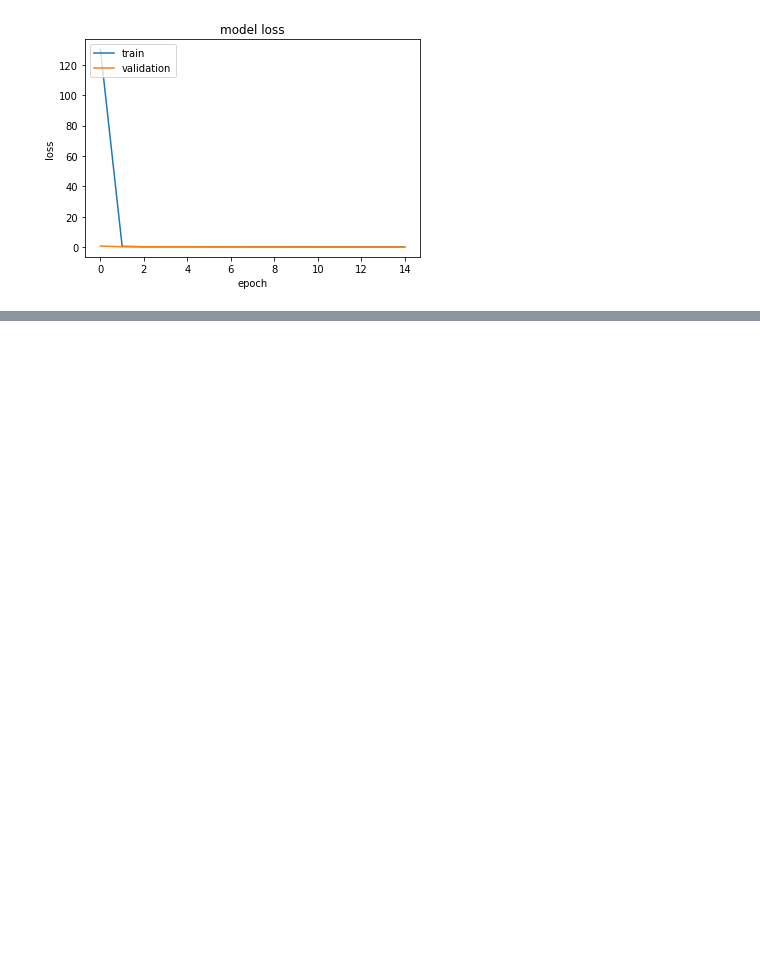
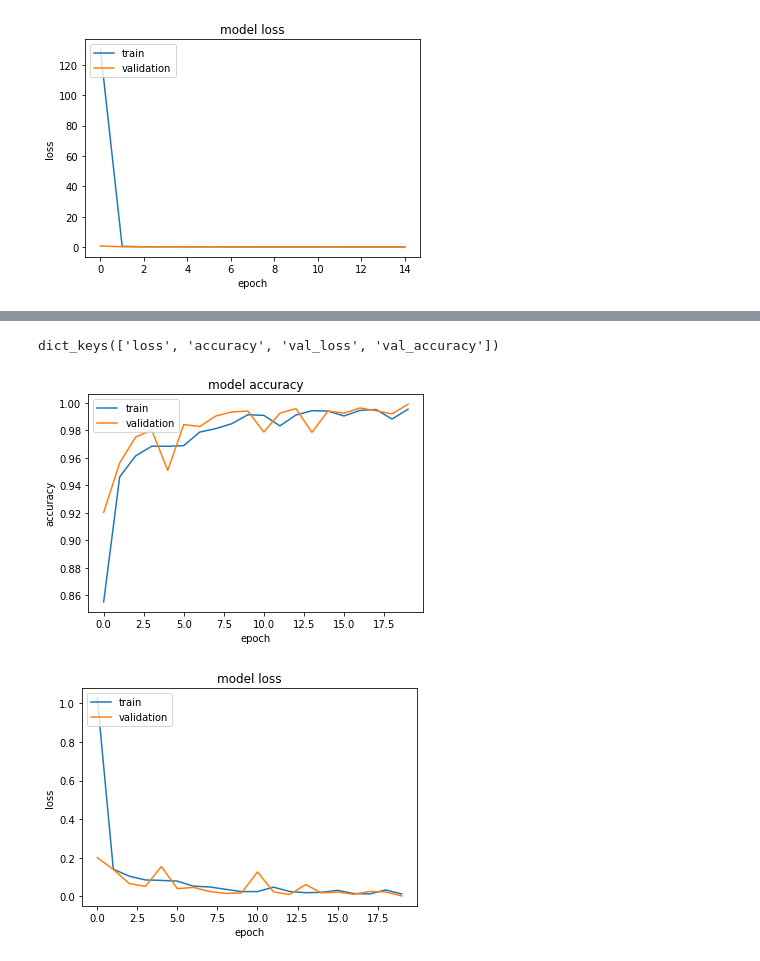
Before and after one commit to joni-menahem/DeepLearning-DrorLederman-assign1_2, a Jupyter notebook: assign1_FIX.ipynb, the cells around one changed output, grey strips where cells are left out. Cells and saved outputs as stored; diff of their text form; code cells hidden in the pictures; blank space fills up the shorter version.

```diff
--- a/assign1_FIX.ipynb
+++ b/assign1_FIX.ipynb
@@ -231,0 +288,8 @@ dict_keys(['loss', 'accuracy', 'val_loss', 'val_accuracy'])
+# %%
+epochs = 20
+
+opt = keras.optimizers.Adam(learning_rate=0.001)
+
+advanced_model.compile(loss='binary_crossentropy', optimizer=opt, metrics=['accuracy'])
+
+advanced_history = advanced_model.fit(train_ds, validation_data=val_ds, epochs=epochs)
@@ -231,0 +314,23 @@ dict_keys(['loss', 'accuracy', 'val_loss', 'val_accuracy'])
+# %%
+# list all data in history
+print(advanced_history.history.keys())
+# summarize history for accuracy
+plt.plot(advanced_history.history['accuracy'])
+plt.plot(advanced_history.history['val_accuracy'])
+plt.title('model accuracy')
+plt.ylabel('accuracy')
+plt.xlabel('epoch')
+plt.legend(['train', 'validation'], loc='upper left')
+plt.show()
+# summarize history for loss
+plt.plot(advanced_history.history['loss'])
+plt.plot(advanced_history.history['val_loss'])
+plt.title('model loss')
+plt.ylabel('loss')
+plt.xlabel('epoch')
+plt.legend(['train', 'validation'], loc='upper left')
+plt.show()
+# %% [output]
+dict_keys(['loss', 'accuracy', 'val_loss', 'val_accuracy'])
+[figure, added]
+[figure, added]
```
Also changed, not shown: parts of 8 cells of this notebook.
